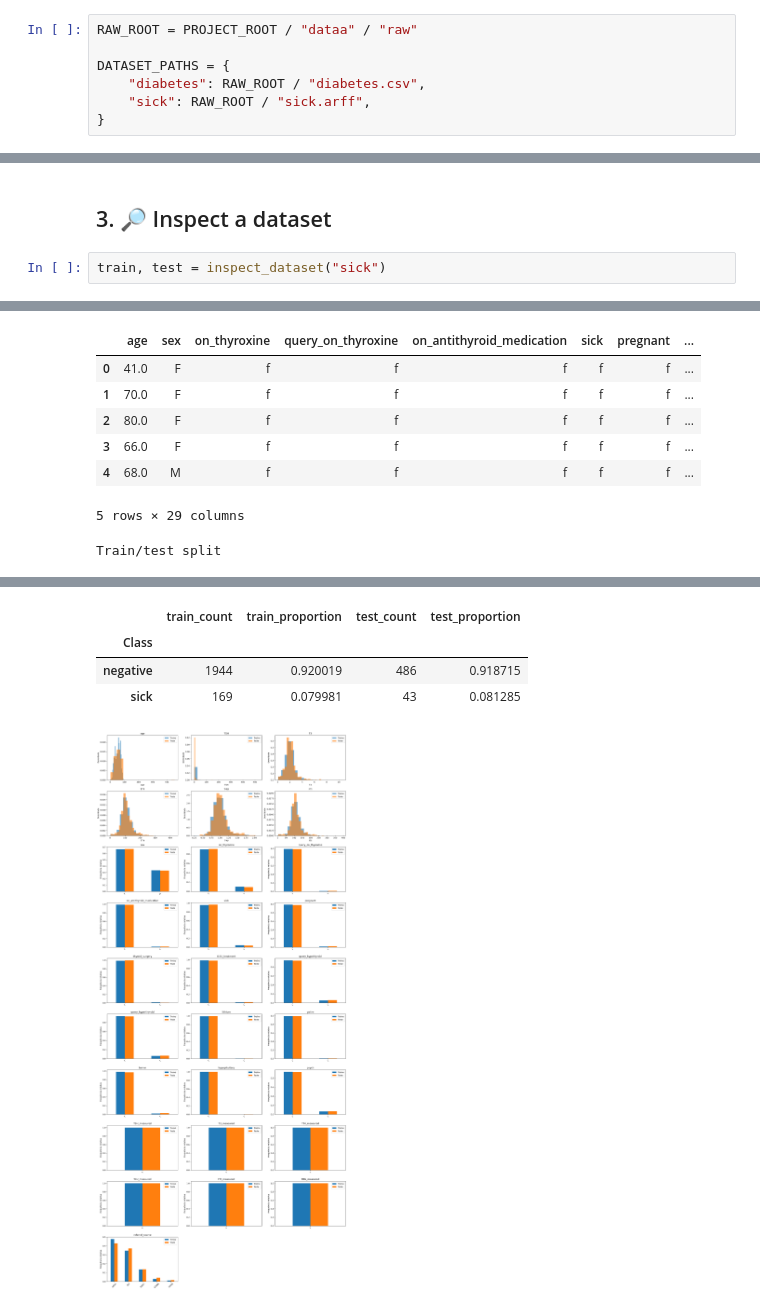
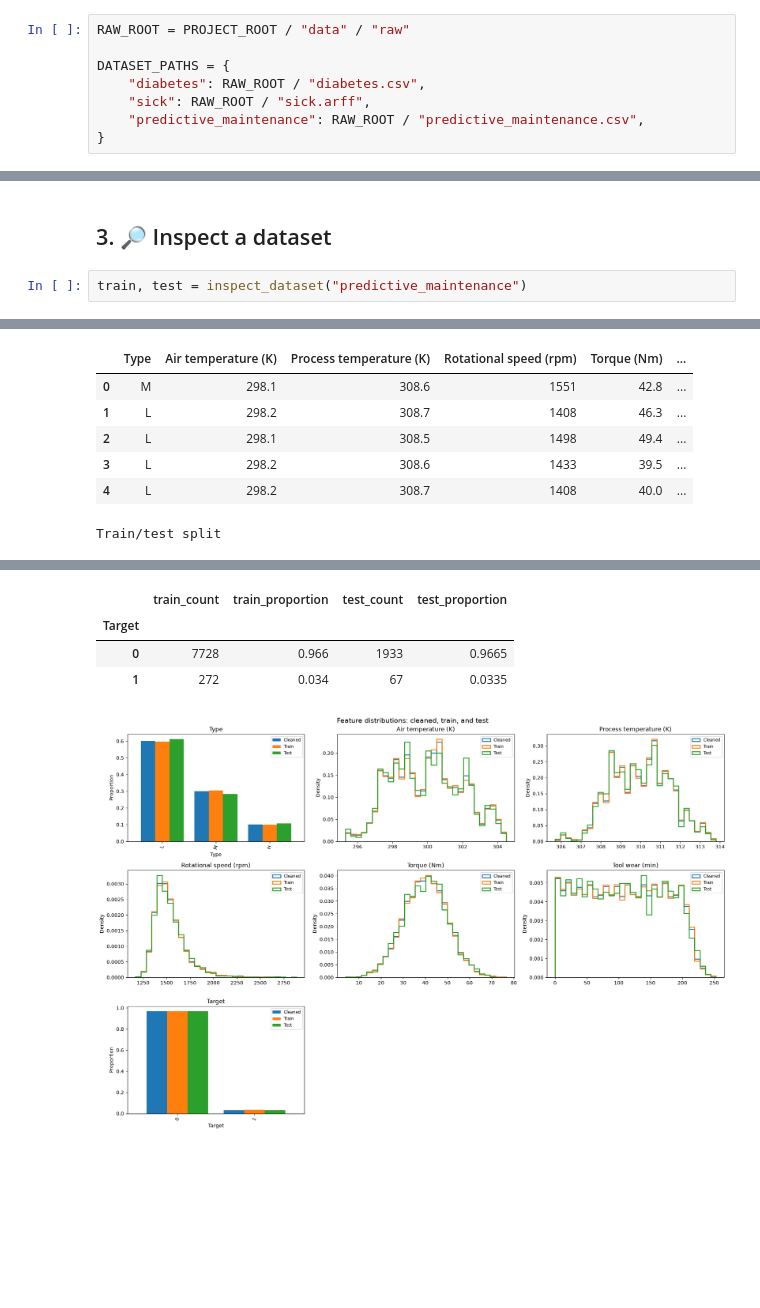
Before and after one commit to fernandascarcela/tcibench, a Jupyter notebook: notebooks/01_dataset_preparation.ipynb, the cells around one changed output, grey strips where cells are left out. Cells and saved outputs as stored; diff of their text form; blank space fills up the shorter version.

```diff
--- a/notebooks/01_dataset_preparation.ipynb
+++ b/notebooks/01_dataset_preparation.ipynb
@@ -23,10 +23,11 @@ from IPython.display import display
 
 from tcibench.preparation import Dataset, load_dataset, load_metadata, plot_feature_distributions
 # %%
-RAW_ROOT = PROJECT_ROOT / "dataa" / "raw"
+RAW_ROOT = PROJECT_ROOT / "data" / "raw"
 
 DATASET_PATHS = {
     "diabetes": RAW_ROOT / "diabetes.csv",
     "sick": RAW_ROOT / "sick.arff",
+    "predictive_maintenance": RAW_ROOT / "predictive_maintenance.csv",
 }
 # %% [markdown]
@@ -70,5 +71,5 @@ def inspect_dataset(dataset_id: str):
 # %% [markdown]
 ## 3. 🔎 Inspect a dataset
 # %%
-train, test = inspect_dataset("sick")
+train, test = inspect_dataset("predictive_maintenance")
 # %% [output]
@@ -117,11 +108,10 @@ Cleaning
-|  | age | sex | on_thyroxine | query_on_thyroxine | on_antithyroid_medication | sick | pregnant | ... |
-| 0 | 41.0 | F | f | f | f | f | f | ... |
-| 1 | 70.0 | F | f | f | f | f | f | ... |
-| 2 | 80.0 | F | f | f | f | f | f | ... |
-| 3 | 66.0 | F | f | f | f | f | f | ... |
-| 4 | 68.0 | M | f | f | f | f | f | ... |
+|  | Type | Air temperature (K) | Process temperature (K) | Rotational speed (rpm) | Torque (Nm) | ... |
+| 0 | M | 298.1 | 308.6 | 1551 | 42.8 | ... |
+| 1 | L | 298.2 | 308.7 | 1408 | 46.3 | ... |
+| 2 | L | 298.1 | 308.5 | 1498 | 49.4 | ... |
+| 3 | L | 298.2 | 308.6 | 1433 | 39.5 | ... |
+| 4 | L | 298.2 | 308.7 | 1408 | 40.0 | ... |
-5 rows × 29 columns
-Train/test split
+Train/test split
 |  | value |
 | fold | 1 |
 | n_splits | 5 |
@@ -140,5 +130,5 @@ Train/test split
 |  | train_count | train_proportion | test_count | test_proportion |
-| Class |  |  |  |  |
-| negative | 1944 | 0.920019 | 486 | 0.918715 |
-| sick | 169 | 0.079981 | 43 | 0.081285 |
+| Target |  |  |  |  |
+| 0 | 7728 | 0.966 | 1933 | 0.9665 |
+| 1 | 272 | 0.034 | 67 | 0.0335 |
-[figure, old version]
+[figure, new version]
```
Also changed, not shown: parts of 1 cell of this notebook, 3 other files.
